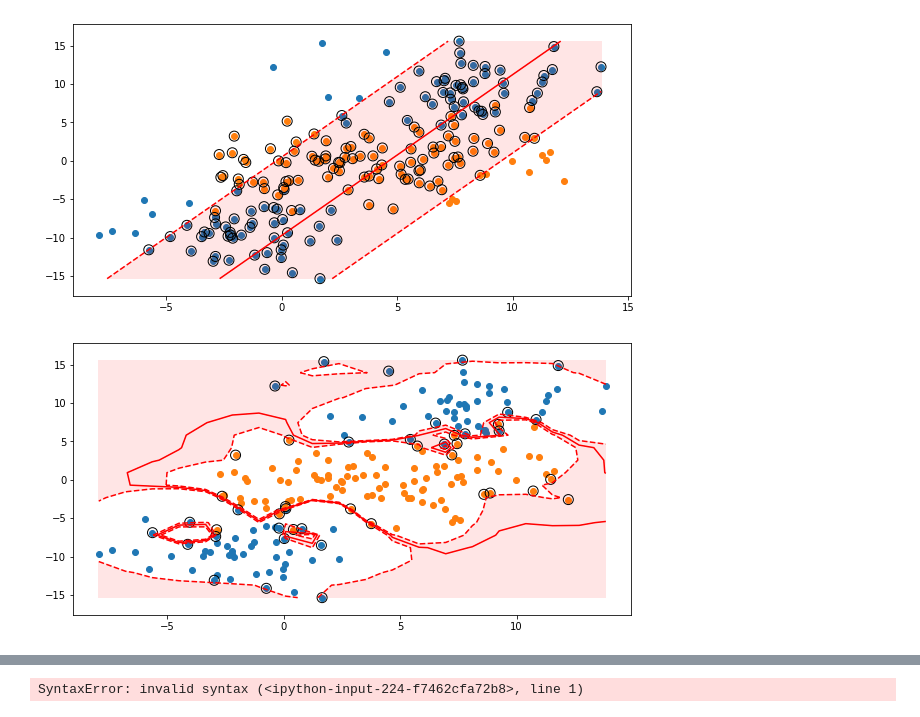
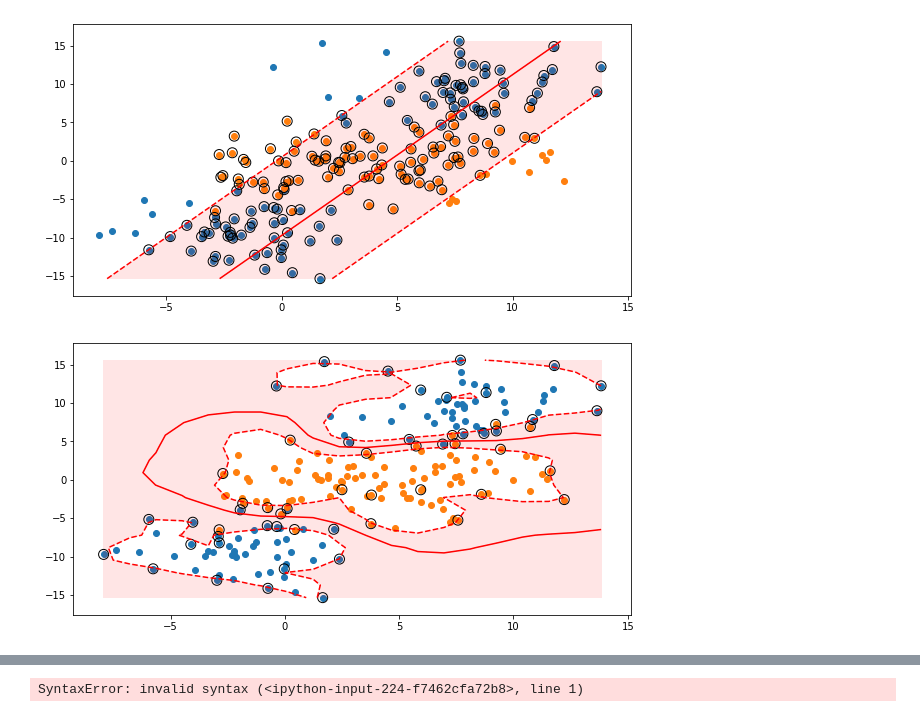
Before and after one commit to max-miller/ds_ground_up, a Jupyter notebook: support_vector/support_vector.ipynb, the cells around one changed output, grey strips where cells are left out. Cells and saved outputs as stored; diff of their text form; code cells hidden in the pictures.

```diff
--- a/support_vector/support_vector.ipynb
+++ b/support_vector/support_vector.ipynb
@@ -254,6 +254,6 @@ def graph_svm_gamma(x,y, kernel, C, gamma):
     plt.scatter(svm.support_vectors_[:, 0], svm.support_vectors_[:, 1], s=100,
            linewidth=1, facecolors='none', edgecolors='k')
 # %%
-graph_svm_gamma(x_3,y_3, 'rbf', 10000,.15)
+graph_svm_gamma(x_3,y_3, 'rbf', 5,.09)
 # %% [output]
-[figure, old version]
+[figure, new version]
```
Also changed, not shown: parts of 2 cells of this notebook.
